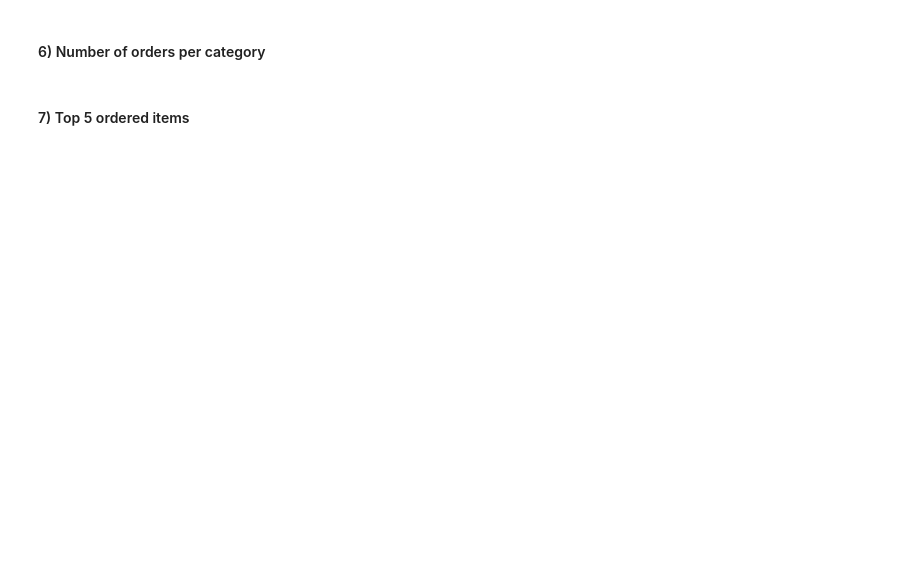
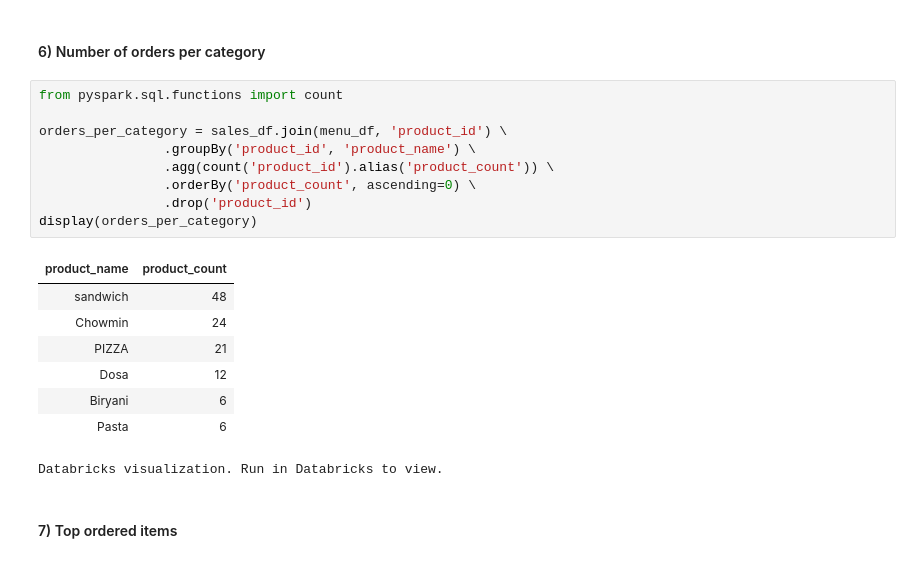
Before and after one commit to ketan-hedaoo/pyspark_kpi_development_and_visualization, a Jupyter notebook: pyspark sales analysis project.ipynb, the cells around one changed output. Cells and saved outputs as stored; diff of their text form; blank space fills up the shorter version.

```diff
--- a/pyspark sales analysis project.ipynb
+++ b/pyspark sales analysis project.ipynb
@@ -114,4 +132,22 @@ Databricks visualization. Run in Databricks to view.
 # %% [markdown]
 #### 6) Number of orders per category
+# %%
+from pyspark.sql.functions import count
+
+orders_per_category = sales_df.join(menu_df, 'product_id') \
+                .groupBy('product_id', 'product_name') \
+                .agg(count('product_id').alias('product_count')) \
+                .orderBy('product_count', ascending=0) \
+                .drop('product_id')
+display(orders_per_category)
+# %% [output]
+| product_name | product_count |
+| sandwich | 48 |
+| Chowmin | 24 |
+| PIZZA | 21 |
+| Dosa | 12 |
+| Biryani | 6 |
+| Pasta | 6 |
+Databricks visualization. Run in Databricks to view.
 # %% [markdown]
-#### 7) Top 5 ordered items
+#### 7) Top ordered items
```
Also changed, not shown: parts of 10 cells of this notebook.
